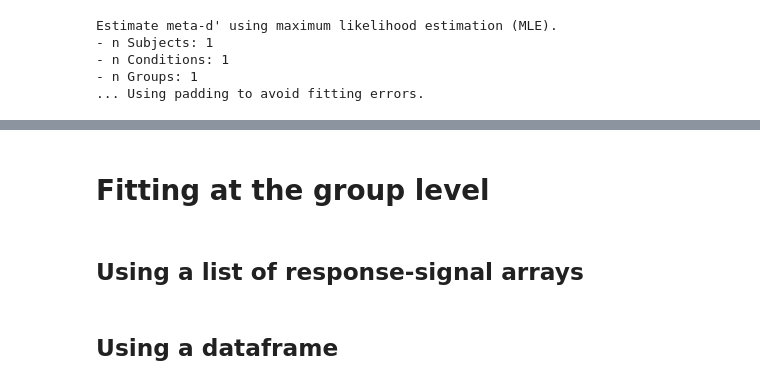
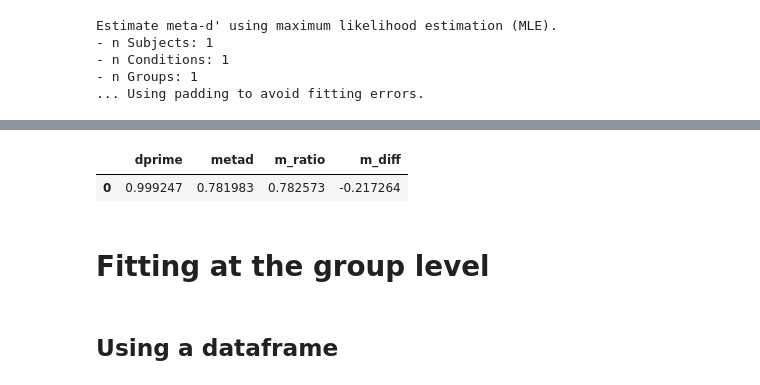
Before and after one commit to embodied-computation-group/metadpy, a Jupyter notebook: notebooks/Example 1 - Fitting MLE - Subject and group level.ipynb, the cells around one changed output, grey strips where cells are left out. Saved outputs shown, nothing was run; the diff lists cells and outputs as text; code cells hidden in the pictures.

```diff
--- a/notebooks/Example 1 - Fitting MLE - Subject and group level.ipynb
+++ b/notebooks/Example 1 - Fitting MLE - Subject and group level.ipynb
@@ -33,5 +75,12 @@ df = load_dataset("rm")
 # %%
-output = metad(nR_S1=nR_S1, nR_S2=nR_S2)
+subject_fit = metad(
+    data=df[df.Subject==0],
+    nRatings=4,
+    stimuli="Stimuli",
+    accuracy="Accuracy",
+    confidence="Confidence",
+    padding=True,
+)
 # %% [output]
 Estimate meta-d' using maximum likelihood estimation (MLE).
 - n Subjects: 1
@@ -41,7 +100,10 @@ Estimate meta-d' using maximum likelihood estimation (MLE).
+# %%
+subject_fit.head()
+# %% [output]
+|  | dprime | metad | m_ratio | m_diff |
+| 0 | 0.999247 | 0.781983 | 0.782573 | -0.217264 |
 # %% [markdown]
 # Fitting at the group level
-# %% [markdown]
-## Using a list of response-signal arrays
 # %% [markdown]
 ## Using a dataframe
 # %%
```
Also changed, not shown: parts of 17 cells of this notebook, 1 other file.
